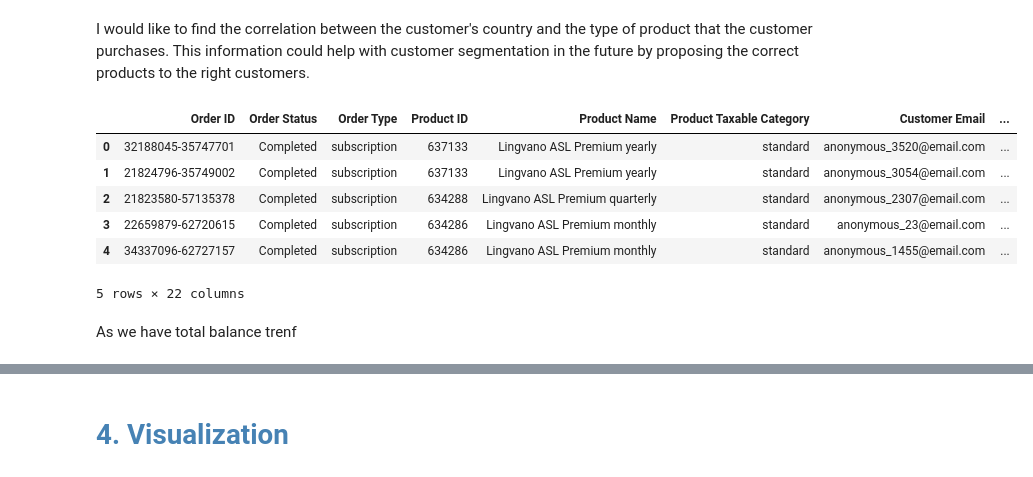
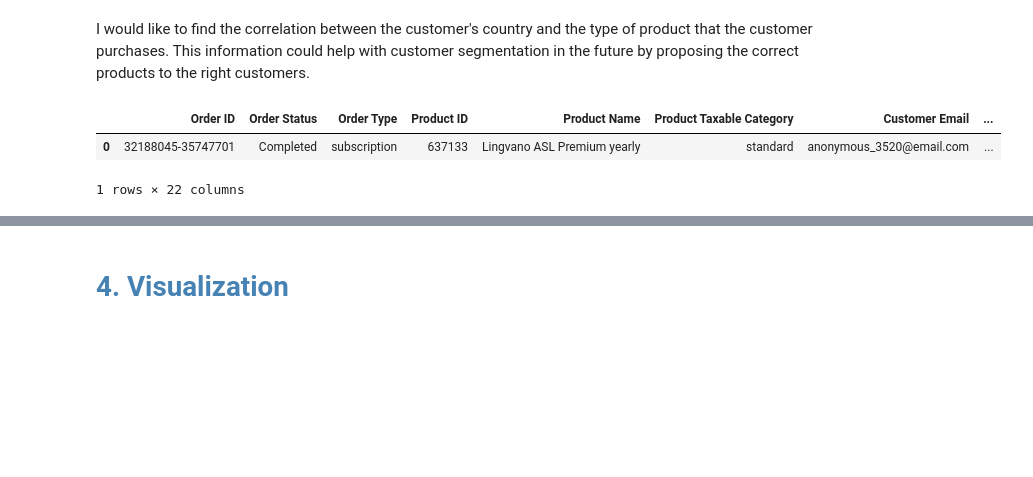
Before and after one commit to liubov-soldatenko/test_lingvano, a Jupyter notebook: LINGVANO.ipynb, the cells around one changed output, grey strips where cells are left out. Drawn from its saved outputs; the diff is of its cells as text; code cells hidden in the pictures; blank space fills up the shorter version.

```diff
--- a/LINGVANO.ipynb
+++ b/LINGVANO.ipynb
@@ -224,14 +291,8 @@ dtype: object
 # %% [markdown]
 I would like to find the correlation between the customer's country and the type of product that the customer purchases. This information could help with customer segmentation in the future by proposing the correct products to the right customers.
 # %%
-data_clean.head()
+data_clean.head(1)
 # %% [output]
 |  | Order ID | Order Status | Order Type | Product ID | Product Name | Product Taxable Category | Customer Email | ... |
 | 0 | 32188045-35747701 | Completed | subscription | 637133 | Lingvano ASL Premium yearly | standard | anonymous_3520@email.com | ... |
-| 1 | 21824796-35749002 | Completed | subscription | 637133 | Lingvano ASL Premium yearly | standard | anonymous_3054@email.com | ... |
-| 2 | 21823580-57135378 | Completed | subscription | 634288 | Lingvano ASL Premium quarterly | standard | anonymous_2307@email.com | ... |
-| 3 | 22659879-62720615 | Completed | subscription | 634286 | Lingvano ASL Premium monthly | standard | anonymous_23@email.com | ... |
-| 4 | 34337096-62727157 | Completed | subscription | 634286 | Lingvano ASL Premium monthly | standard | anonymous_1455@email.com | ... |
-5 rows × 22 columns
+1 rows × 22 columns
-# %% [markdown]
-As we have total balance trenf
```
Also changed, not shown: parts of 12 cells of this notebook.
